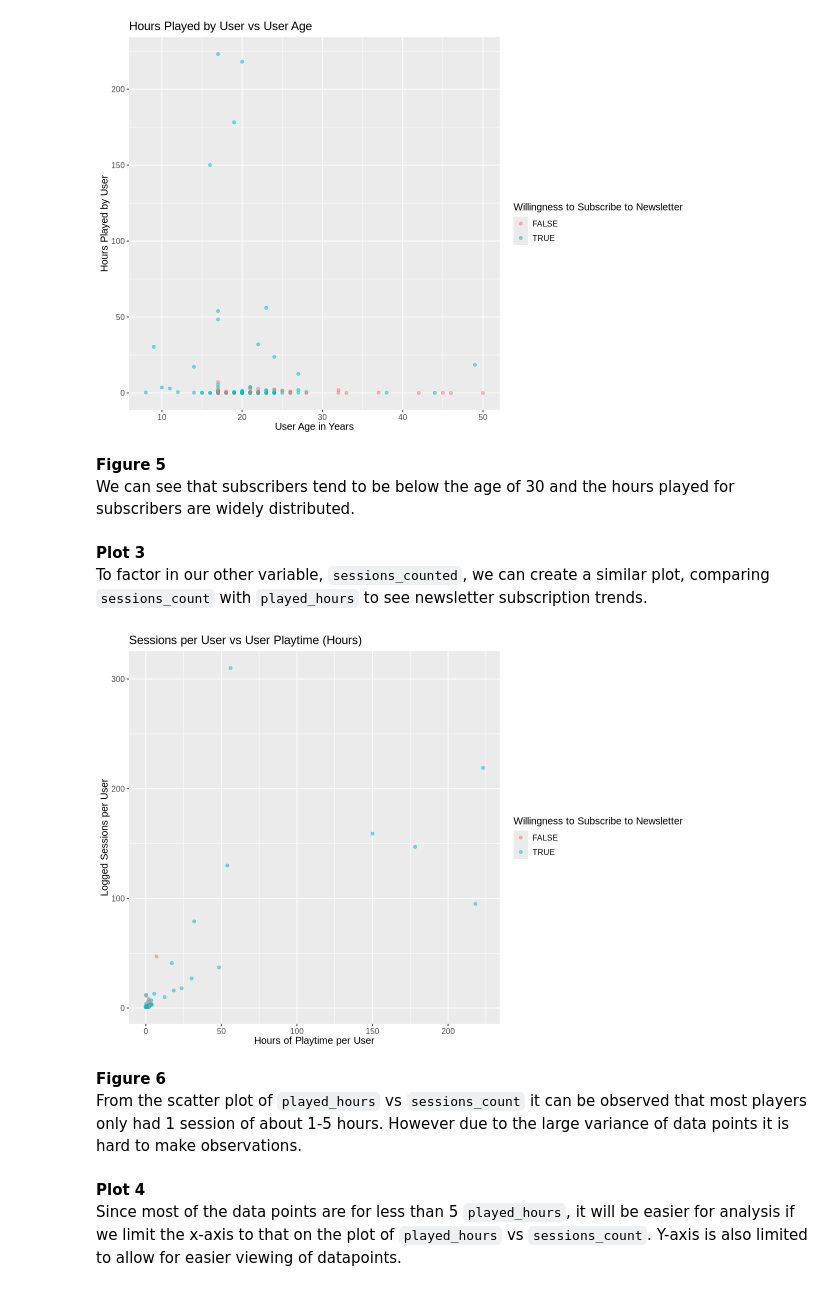
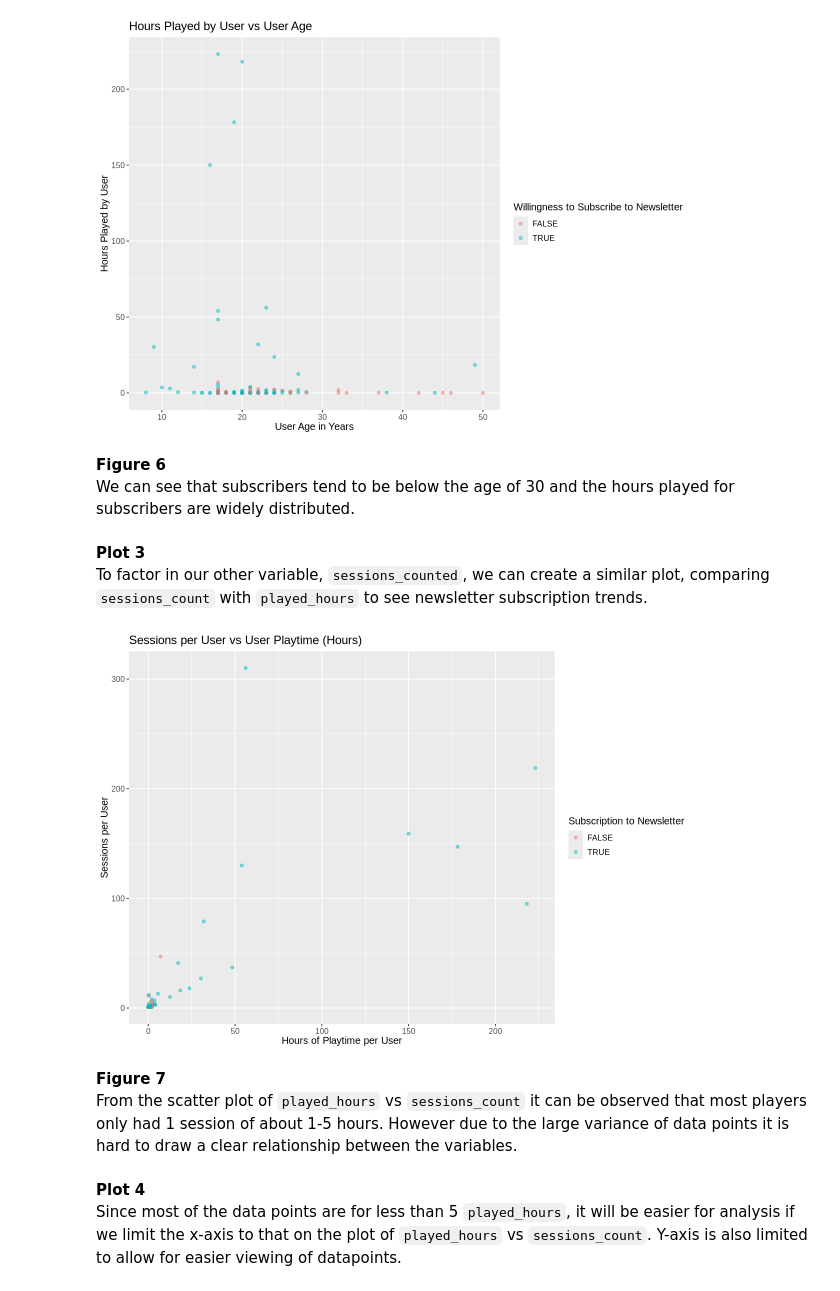
Before and after one commit to acay05/dsci-100-2025W2-006-group4, a Jupyter notebook: Final_Project_Group4.ipynb, the cells around one changed output. Drawn from its saved outputs; the diff is of its cells as text; code cells hidden in the pictures.

```diff
--- a/Final_Project_Group4.ipynb
+++ b/Final_Project_Group4.ipynb
@@ -230,7 +210,7 @@ age_hour_plot
 # %% [output]
 [figure]
 # %% [markdown]
-**Figure 5** \
+**Figure 6** \
 We can see that subscribers tend to be below the age of 30 and the hours played for subscribers are widely distributed.
 # %% [markdown]
 **Plot 3** \
@@ -238,16 +218,16 @@ To factor in our other variable, `sessions_counted`, we can create a similar plo
 # %%
 age_session_plot <- selected_counted |>
     ggplot(aes(x = played_hours, y = sessions_count, colour = subscribe)) +
     geom_point(alpha = 0.5) +
-    labs(x = "Hours of Playtime per User", y = "Logged Sessions per User",
-         colour = "Willingness to Subscribe to Newsletter", title = "Sessions per User vs User Playtime (Hours)") +
+    labs(x = "Hours of Playtime per User", y = "Sessions per User",
+         colour = "Subscription to Newsletter", title = "Sessions per User vs User Playtime (Hours)") +
     theme(text = element_text(size = 12))
 age_session_plot
 # %% [output]
-[figure, old version]
+[figure, new version]
 # %% [markdown]
-**Figure 6**\
-From the scatter plot of `played_hours` vs `sessions_count` it can be observed that most players only had 1 session of about 1-5 hours. However due to the large variance of data points it is hard to make observations.
+**Figure 7**\
+From the scatter plot of `played_hours` vs `sessions_count` it can be observed that most players only had 1 session of about 1-5 hours. However due to the large variance of data points it is hard to draw a clear relationship between the variables.
 # %% [markdown]
 **Plot 4** \
 Since most of the data points are for less than 5 `played_hours`, it will be easier for analysis if we limit the x-axis to that on the plot of `played_hours` vs `sessions_count`. Y-axis is also limited to allow for easier viewing of datapoints.
```
Also changed, not shown: parts of 14 cells of this notebook.
